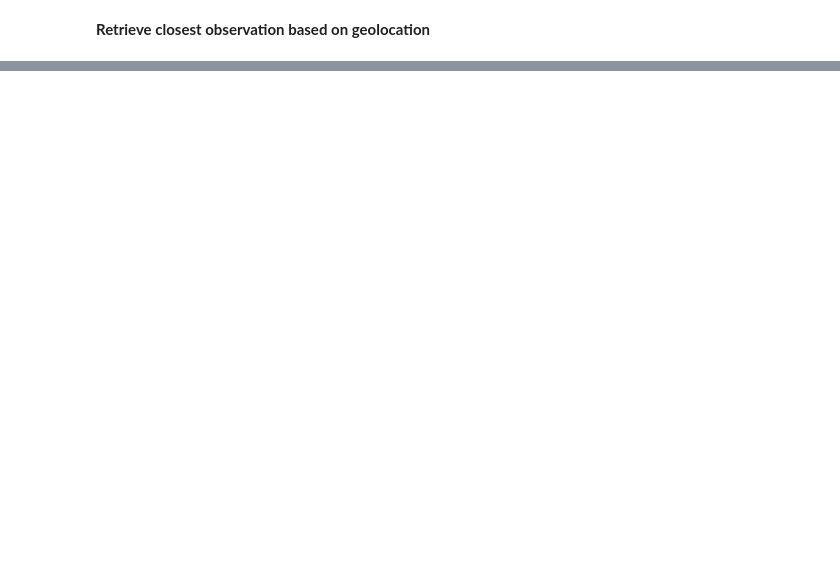
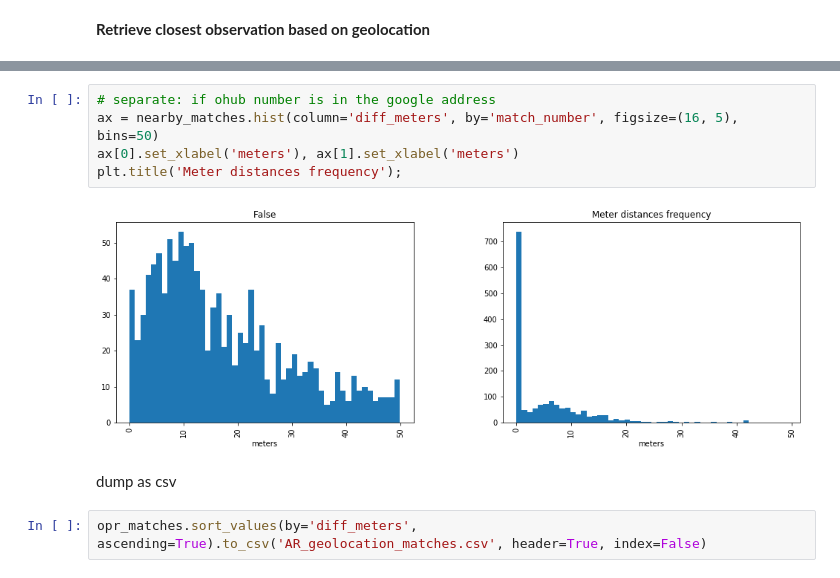
Before and after one commit to kishorem-mf/spark-jobs, a Jupyter notebook: notebooks/ouniverse-geolocation-matching.ipynb, the cells around one changed output, grey strips where cells are left out. Drawn from its saved outputs; the diff is of its cells as text; blank space fills up the shorter version.

```diff
--- a/notebooks/ouniverse-geolocation-matching.ipynb
+++ b/notebooks/ouniverse-geolocation-matching.ipynb
@@ -61,0 +226,11 @@ opr_matches[['Cliente', 'name', 'formattedAddress', 'outputCountry', 'lat', 'lat
+# %%
+# separate: if ohub number is in the google address
+ax = nearby_matches.hist(column='diff_meters', by='match_number', figsize=(16, 5), bins=50)
+ax[0].set_xlabel('meters'), ax[1].set_xlabel('meters')
+plt.title('Meter distances frequency');
+# %% [output]
+[figure, added]
+# %% [markdown]
+dump as csv
+# %%
+opr_matches.sort_values(by='diff_meters', ascending=True).to_csv('AR_geolocation_matches.csv', header=True, index=False)
```
Also changed, not shown: parts of 30 cells of this notebook.
